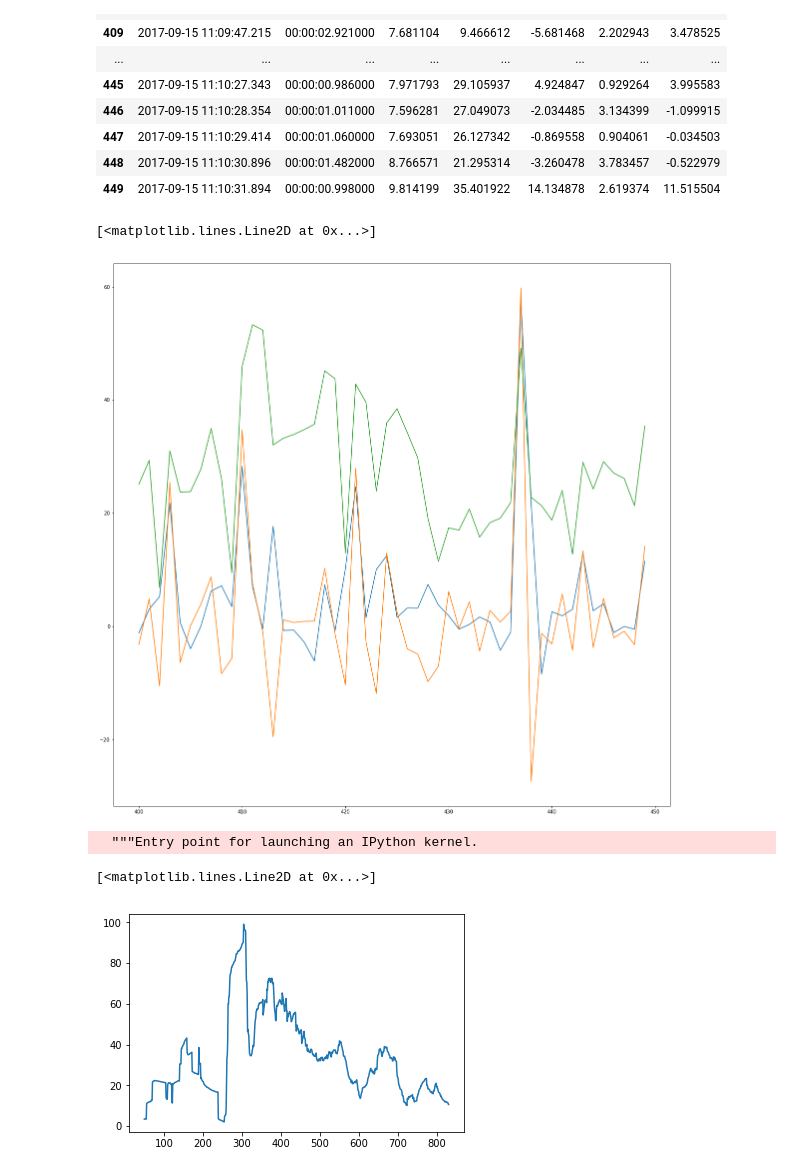
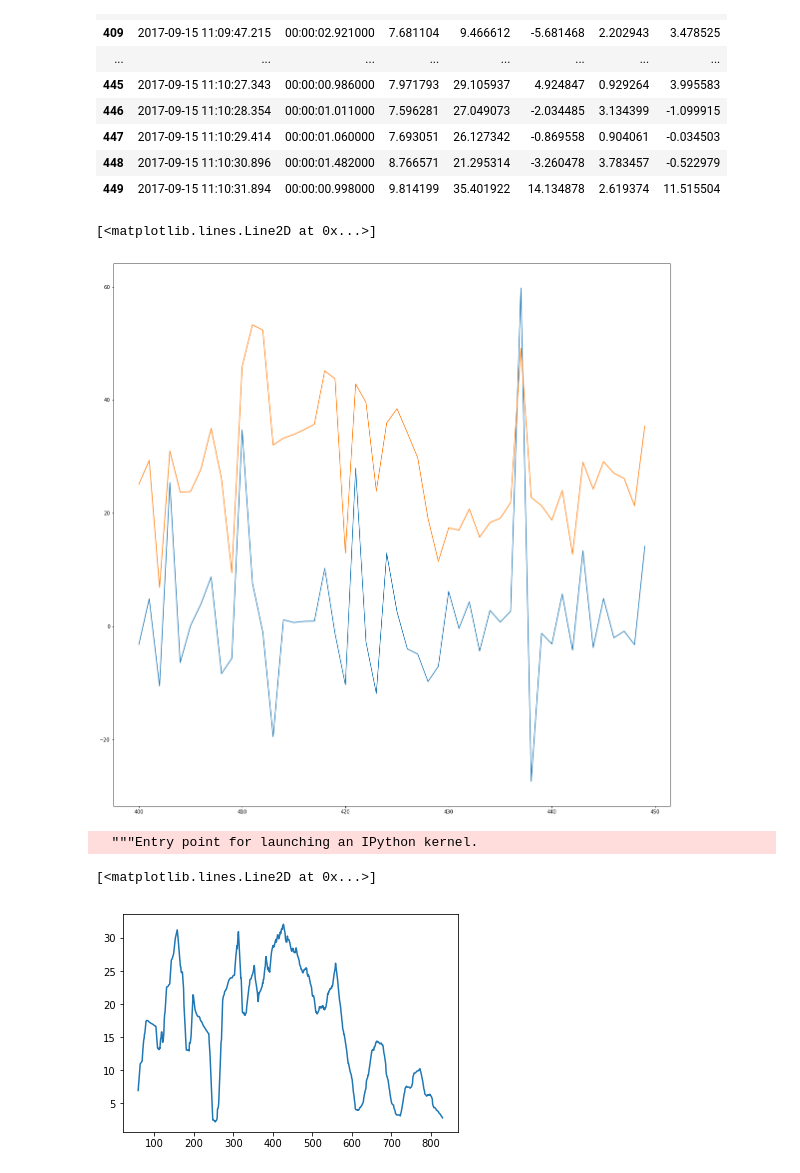
Before and after one commit to tempflip/kalman_filters, a Jupyter notebook: geo1_plot.ipynb, the cells around one changed output. Cells and saved outputs as stored; diff of their text form; code cells hidden in the pictures.

```diff
--- a/geo1_plot.ipynb
+++ b/geo1_plot.ipynb
@@ -10,7 +10,7 @@ import math
 # %%
 LAT_TO_M = 111176.46161222676
 LONG_TO_M = 75643.46720256942
-GEO_MEAN_WINDOW = 10
+GEO_MEAN_WINDOW = 5
 # %%
 df = pd.read_csv('towork1.csv')
 # %%
@@ -68,18 +68,18 @@ df[['dt','Ddt','d_euc','speed', 'a_calc', 'a_sum', '2a_diff']][400:450]
 # %%
 #plt.plot(df['a_sum'])
 plt.figure(figsize=(20,20))
-plt.plot(df['2a_diff'][400:450])
+#plt.plot(df['2a_diff'][400:450])
 plt.plot(df['a_calc'][400:450])
 plt.plot(df['speed'][400:450])
 # %% [output]
 [<matplotlib.lines.Line2D at 0x...>]
-[figure, old version]
+[figure, new version]
 # %%
 plt.plot(pd.rolling_mean(df['speed'],50))
 # %% [output]
   """Entry point for launching an IPython kernel.
 [<matplotlib.lines.Line2D at 0x...>]
-[figure, old version]
+[figure, new version]
 # %%
 plt.figure(figsize=(20,20))
 plt.scatter(df['lat'].values,df['long'].values, c=df['speed'].values, cmap='Greens')
```
Also changed, not shown: parts of 7 cells of this notebook.
